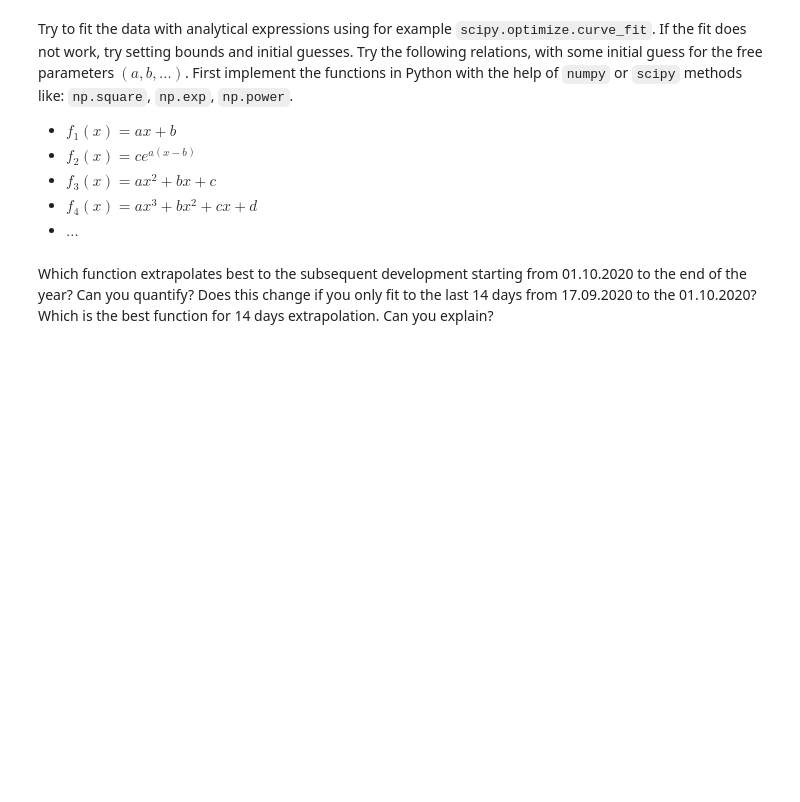
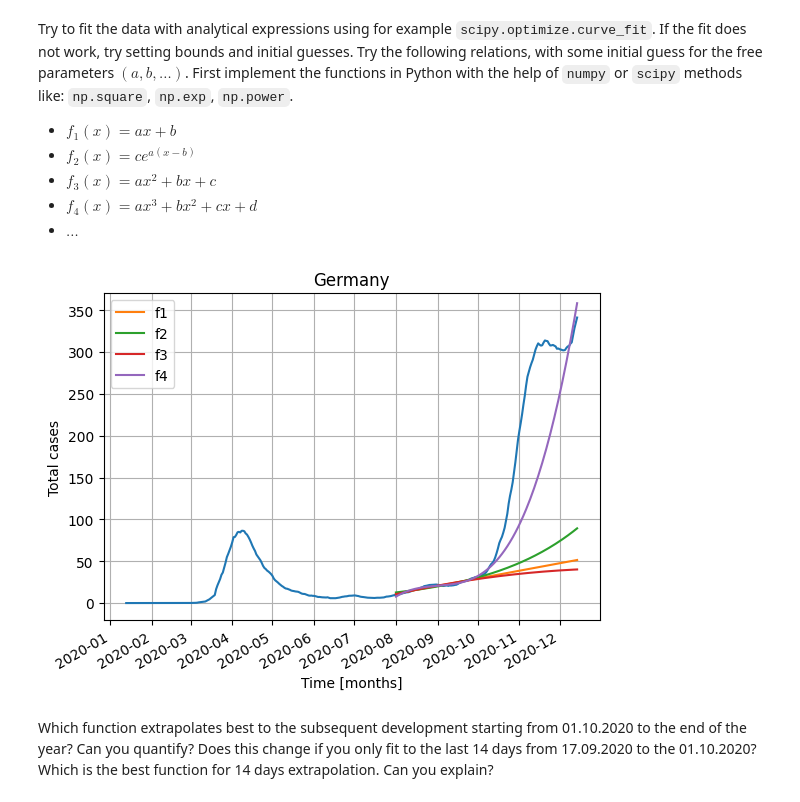
Before and after one commit to furcev32-ctrl/Artificial_Intelligence_Course, a Jupyter notebook: Exercise01/Exercise.ipynb, the cells around one changed output. Drawn from its saved outputs; the diff is of its cells as text; code cells hidden in the pictures; blank space fills up the shorter version.

```diff
--- a/Exercise01/Exercise.ipynb
+++ b/Exercise01/Exercise.ipynb
@@ -221,50 +219,49 @@ def fun_1(x, a, b):
 
 
 def fun_2(x, a, b, c):
-    pass
+    #return c * np.exp([a*(x - b)])
+    return c*np.exp(a*(x-b))
 
 
 def fun_3(x, a, b, c):
-    pass
+    return a * x * x + b * x + c
 
 
 def fun_4(x, a, b, c, d):
-    pass
-
-
-# Try your own function if you want
-# YOUR CODE HERE
-raise NotImplementedError()
+    return a * x * x * x + b * x * x + c * x + d
 # %%
 import scipy.optimize
 
 param_1, _ = scipy.optimize.curve_fit(fun_1, x_cases, y_cases)
-param_2, _ = None, None  # fit fun_2
-param_3, _ = None, None  # fit fun_3
-param_4, _ = None, None  # fit fun_4
-# YOUR CODE HERE
-raise NotImplementedError()
+param_2, _ = scipy.optimize.curve_fit(fun_2, x_cases, y_cases) # fit fun_2
+param_3, _ = scipy.optimize.curve_fit(fun_3, x_cases, y_cases)  # fit fun_3
+param_4, _ = scipy.optimize.curve_fit(fun_4, x_cases, y_cases)  # fit fun_4
+
+
 y_fit_1 = fun_1(x_test_days, *param_1)
-y_fit_2 = None  # evalute fit 2
-y_fit_3 = None  # evalute fit 3
-y_fit_4 = None  # evalute fit 4
-# YOUR CODE HERE
-raise NotImplementedError()
+y_fit_2 = fun_2(x_test_days, *param_2)
+y_fit_3 = fun_3(x_test_days, *param_3)  # evalute fit 3
+y_fit_4 = fun_4(x_test_days, *param_4)  # evalute fit 4
+
 
 fig, ax = plt.subplots()  # generate a new plot
 ax.plot(time_germany, cc_germany)  # plot data
-ax.plot(x_test, y_fit_1, label="f1")  # plot data
-# YOUR CODE HERE
-raise NotImplementedError()
+ax.plot(x_test, y_fit_1, label="f1")
+ax.plot(x_test, y_fit_2, label="f2")
+ax.plot(x_test, y_fit_3, label="f3")  # plot data
+ax.plot(x_test, y_fit_4, label="f4")  # plot data
+
 ax.xaxis.set_major_locator(months)  # modify axis
 fig.autofmt_xdate()
 plt.grid(True, "both")
 plt.ylim([-20, 370])
 plt.legend()
 plt.title("Germany")
 plt.ylabel("Total cases")
 plt.xlabel("Time [months]")
 plt.show()  # make plot
+# %% [output]
+[figure, added]
 # %% [markdown]
 Which function extrapolates best to the subsequent development starting
 from 01.10.2020 to the end of the year? Can you quantify? Does this change
```
Also changed, not shown: parts of 7 cells of this notebook.
